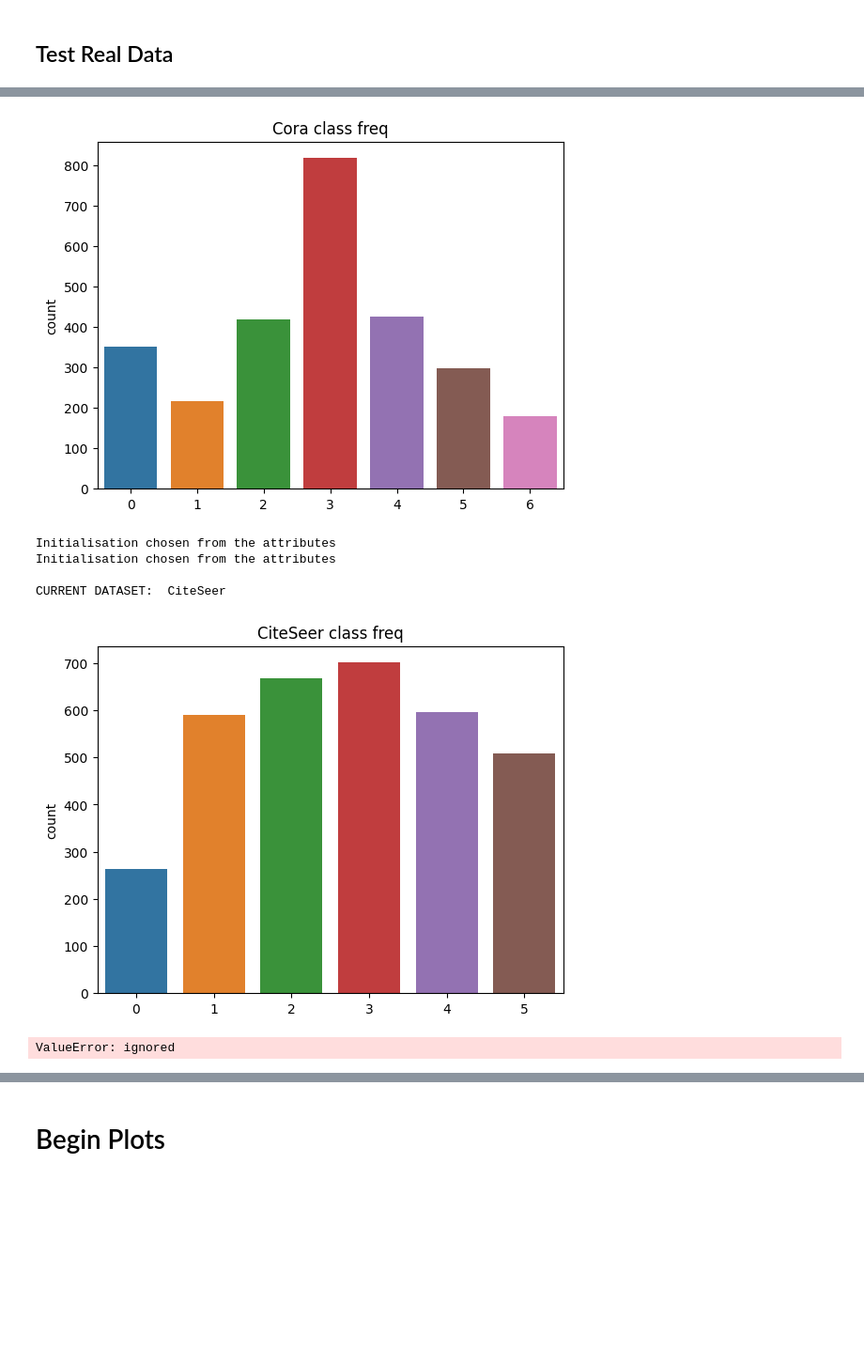
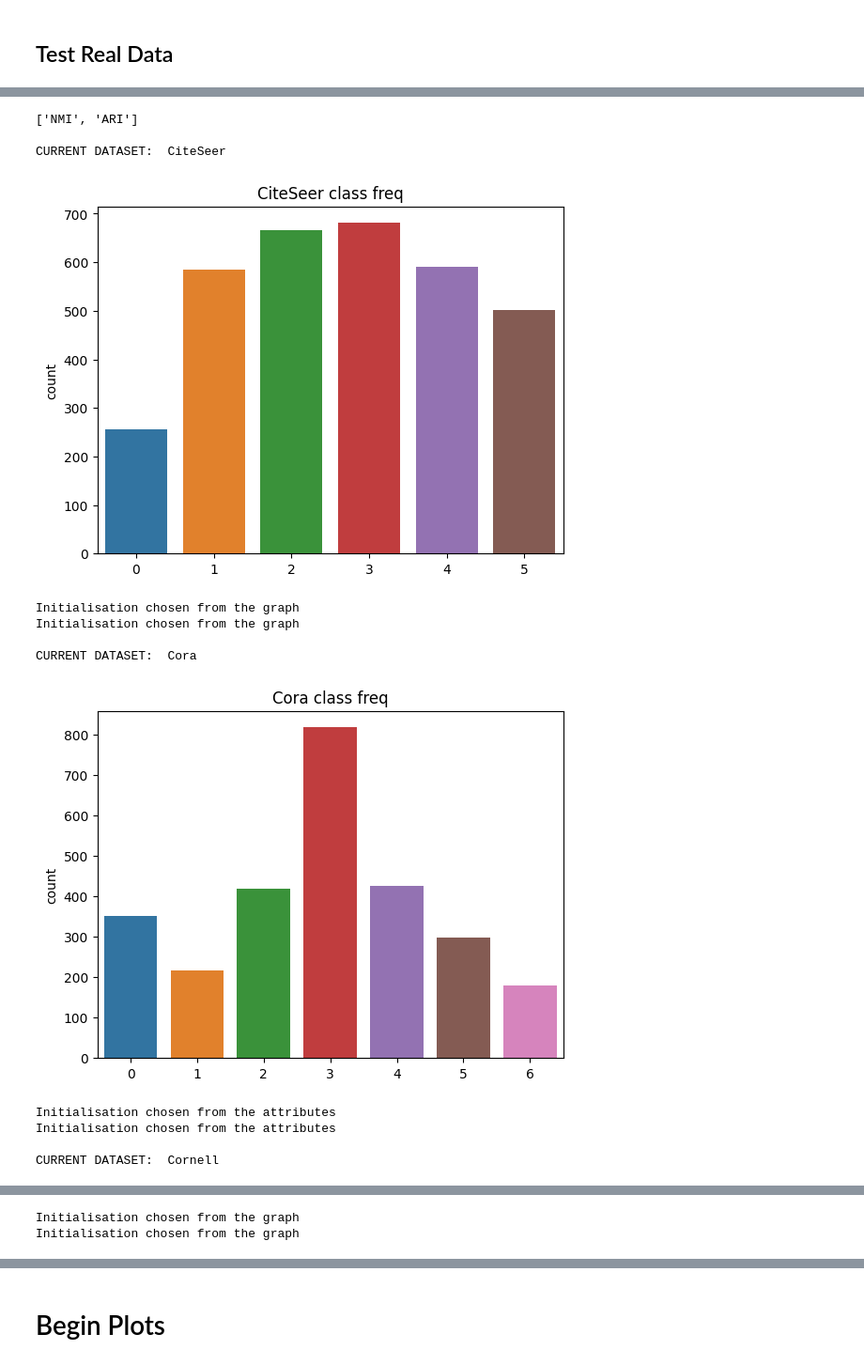
Before and after one commit to FelipeSchreiber/BregmanClustering, a Jupyter notebook: BregmanTests/BregmanBenchmarking.ipynb, the cells around one changed output, grey strips where cells are left out. Shown: that part at 94% size. Drawn from its saved outputs; the diff is of its cells as text; code cells hidden in the pictures; blank space fills up the shorter version.

```diff
--- a/BregmanTests/BregmanBenchmarking.ipynb
+++ b/BregmanTests/BregmanBenchmarking.ipynb
@@ -234,6 +257,7 @@ df = pd.DataFrame.from_dict(test_2_5)
 attributes_distribution = "bernoulli"
 edge_distribution = "bernoulli"
 weight_distribution = "gaussian"
+edgeSimilarity = "jaccard"
 benchmark = BregmanBenchmark(att_variance=1,
                     attributes_distribution=attributes_distribution,
                     weight_variance=1,
@@ -242,8 +266,8 @@ benchmark = BregmanBenchmark(att_variance=1,
                     run_torch=False,
                     initializer = 'chernoff',
                     hard_clustering=True)
-scores = benchmark.run_real_data(n_iters=1,n_runs=1,
-                                 edgeSimilarity="jaccard",
+scores = benchmark.run_real_data(n_iters=10,n_runs=5,
+                                 edgeSimilarity=edgeSimilarity,
                                  weightSimilarity="gaussian",
                                  attributesSimilarity="hamming")
 scores
@@ -254,7 +292,13 @@ CURRENT DATASET:  Cora
+['NMI', 'ARI']
+
+CURRENT DATASET:  CiteSeer
-[figure, old version]
+[figure, new version]
-Initialisation chosen from the attributes
-Initialisation chosen from the attributes
-
-CURRENT DATASET:  CiteSeer
+Initialisation chosen from the graph
+Initialisation chosen from the graph
+
+CURRENT DATASET:  Cora
-[figure, old version]
+[figure, new version]
-ValueError: ignored
+Initialisation chosen from the attributes
+Initialisation chosen from the attributes
+
+CURRENT DATASET:  Cornell
@@ -260,0 +316,2 @@ ValueError: ignored
+Initialisation chosen from the graph
+Initialisation chosen from the graph
```
Also changed, not shown: parts of 9 cells of this notebook, 2 other files.
